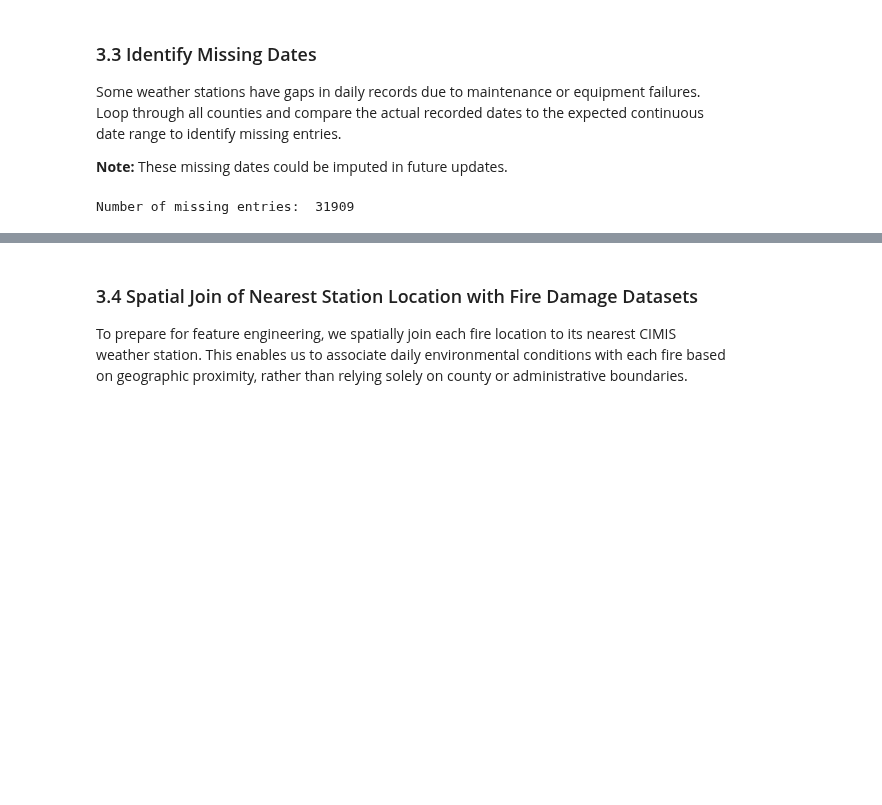
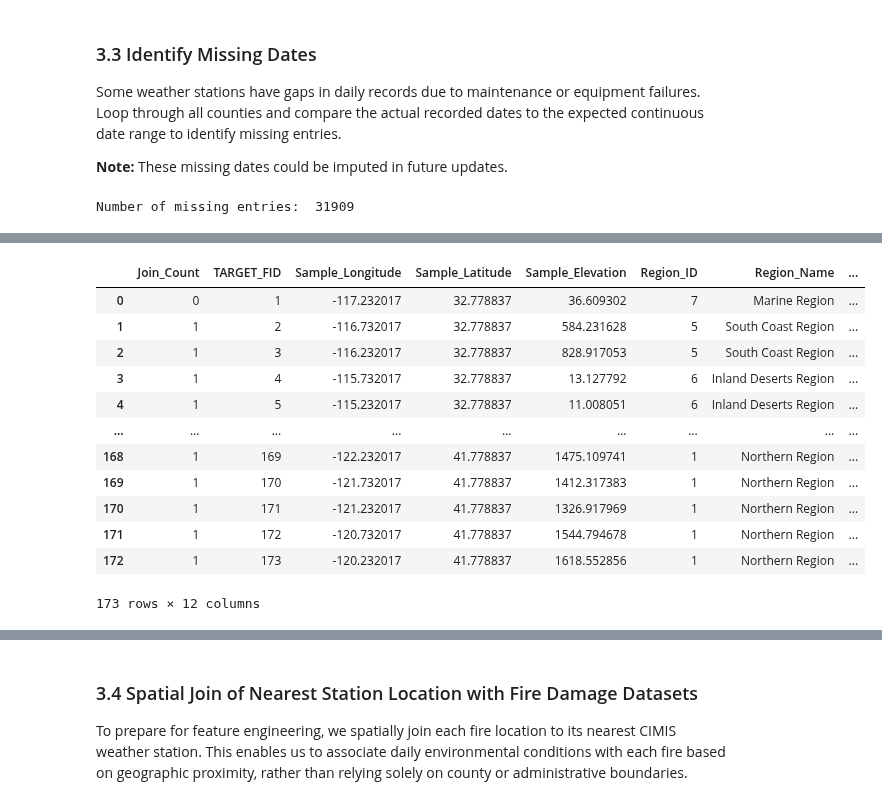
Before and after one commit to dustinlit/California-Wildfire-Ignition-ML-Modeling, a Jupyter notebook: Version2/02_Weather_Data_processing.ipynb, the cells around one changed output, grey strips where cells are left out. Saved outputs shown, nothing was run; the diff lists cells and outputs as text; code cells hidden in the pictures; blank space fills up the shorter version.

```diff
--- a/Version2/02_Weather_Data_processing.ipynb
+++ b/Version2/02_Weather_Data_processing.ipynb
@@ -299,0 +281,24 @@ Number of missing entries:  31909
+# %%
+samples['geometry'] = [Point(xy) for xy in zip(samples['Sample_Longitude'], samples['Sample_Latitude'])]
+# %%
+samples_gdf = gpd.GeoDataFrame(samples, geometry='geometry', crs="EPSG:4326")
+# %%
+samples_gdf['Sample_ID'] = range(1, len(samples_gdf) + 1)
+# %%
+samples_gdf['County'] = samples_gdf['County'].replace('South Coast Valleys', 'San Diego')
+# %%
+samples_gdf
+# %% [output]
+|  | Join_Count | TARGET_FID | Sample_Longitude | Sample_Latitude | Sample_Elevation | Region_ID | Region_Name | ... |
+| 0 | 0 | 1 | -117.232017 | 32.778837 | 36.609302 | 7 | Marine Region | ... |
+| 1 | 1 | 2 | -116.732017 | 32.778837 | 584.231628 | 5 | South Coast Region | ... |
+| 2 | 1 | 3 | -116.232017 | 32.778837 | 828.917053 | 5 | South Coast Region | ... |
+| 3 | 1 | 4 | -115.732017 | 32.778837 | 13.127792 | 6 | Inland Deserts Region | ... |
+| 4 | 1 | 5 | -115.232017 | 32.778837 | 11.008051 | 6 | Inland Deserts Region | ... |
+| ... | ... | ... | ... | ... | ... | ... | ... | ... |
+| 168 | 1 | 169 | -122.232017 | 41.778837 | 1475.109741 | 1 | Northern Region | ... |
+| 169 | 1 | 170 | -121.732017 | 41.778837 | 1412.317383 | 1 | Northern Region | ... |
+| 170 | 1 | 171 | -121.232017 | 41.778837 | 1326.917969 | 1 | Northern Region | ... |
+| 171 | 1 | 172 | -120.732017 | 41.778837 | 1544.794678 | 1 | Northern Region | ... |
+| 172 | 1 | 173 | -120.232017 | 41.778837 | 1618.552856 | 1 | Northern Region | ... |
+173 rows × 12 columns
```
Also changed, not shown: parts of 95 cells of this notebook, 2 other files.
